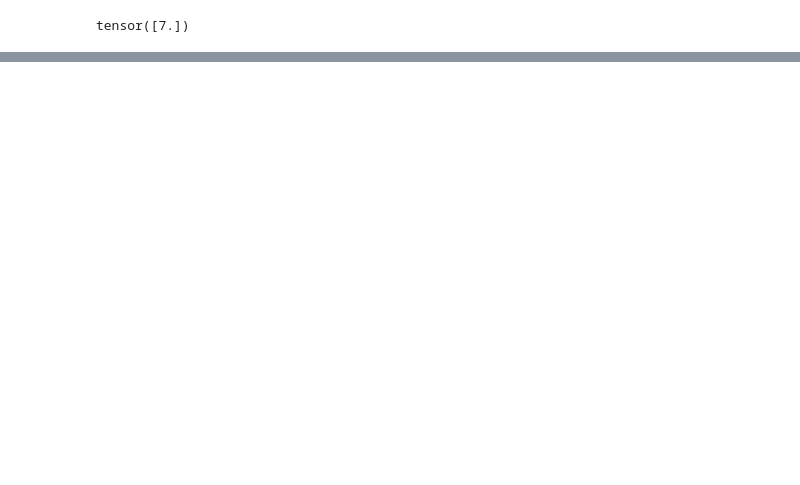
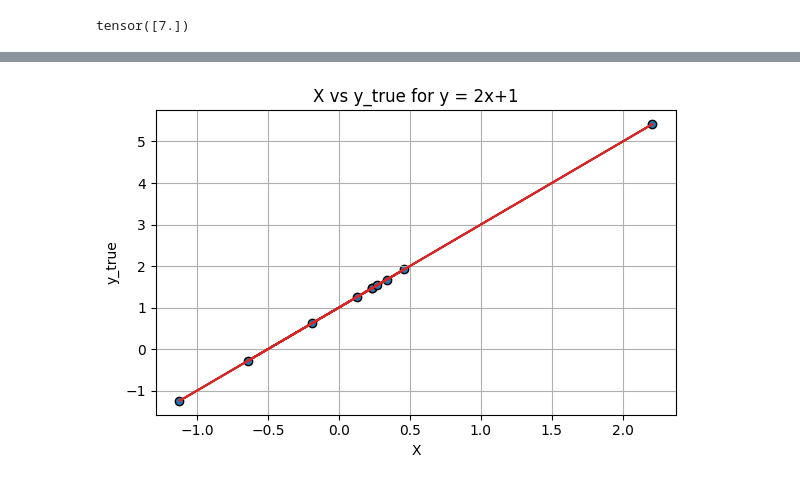
Before and after one commit to mkmksto/ai-222, a Jupyter notebook: src/notebooks/torch_tutorial.ipynb, the cells around one changed output, grey strips where cells are left out. Cells and saved outputs as stored; diff of their text form; code cells hidden in the pictures; blank space fills up the shorter version.

Commit message:
manually trained LR model

```diff
--- a/src/notebooks/torch_tutorial.ipynb
+++ b/src/notebooks/torch_tutorial.ipynb
@@ -63,0 +73,19 @@ Note:
+# %%
+N = 10
+D_in = 1
+D_out = 1
+
+torch.manual_seed(42)
+
+# create input data
+X = torch.randn(N, D_in)  # this is just sample data
+print(X.shape)  # 10 x 1
+print(X)
+true_W = torch.tensor([[2.0]])  # 1 x 1
+true_b = torch.tensor(1.0)  # 1 x 1
+# sample = X @ true_W # because of broadcasting, we get element-wise multiplication
+
+y_true = X @ true_W + true_b  # y = 2x + 1
+y_true_with_noise = X @ true_W + true_b + torch.randn(N, D_out) * 0.1
+print("y_true")
+print(y_true)
@@ -63,0 +110,18 @@ Note:
+# %%
+import matplotlib.pyplot as plt
+
+x_np = X.detach().cpu().numpy().squeeze()
+y_np = y_true.detach().cpu().numpy().squeeze()
+
+# formula: y = 2x + 1
+plt.figure(figsize=(6, 4))
+plt.scatter(x_np, y_np, c="tab:blue", edgecolor="k")
+plt.plot(x_np, 2 * x_np + 1, c="tab:red", label="true_fn")
+plt.title("X vs y_true for y = 2x+1")
+plt.xlabel("X")
+plt.ylabel("y_true")
+plt.grid(True)
+plt.tight_layout()
+plt.show()
+# %% [output]
+[figure, added]
```
Also changed, not shown: parts of 18 cells of this notebook.
